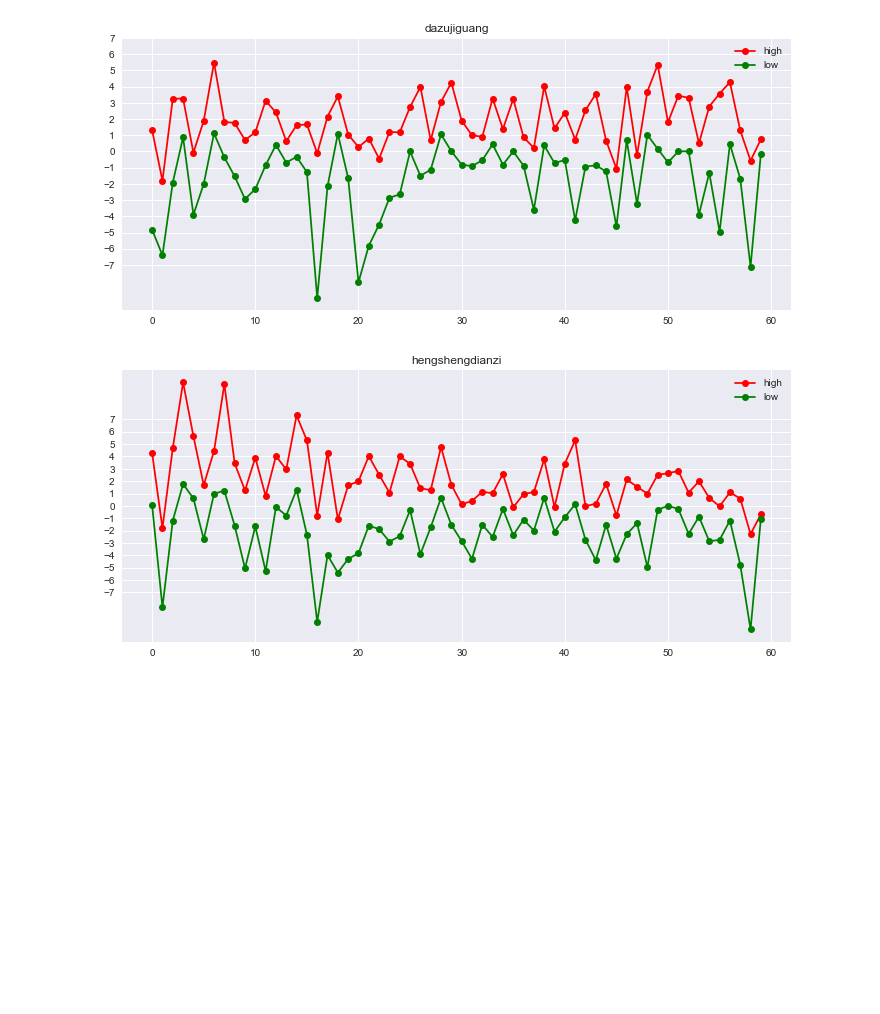
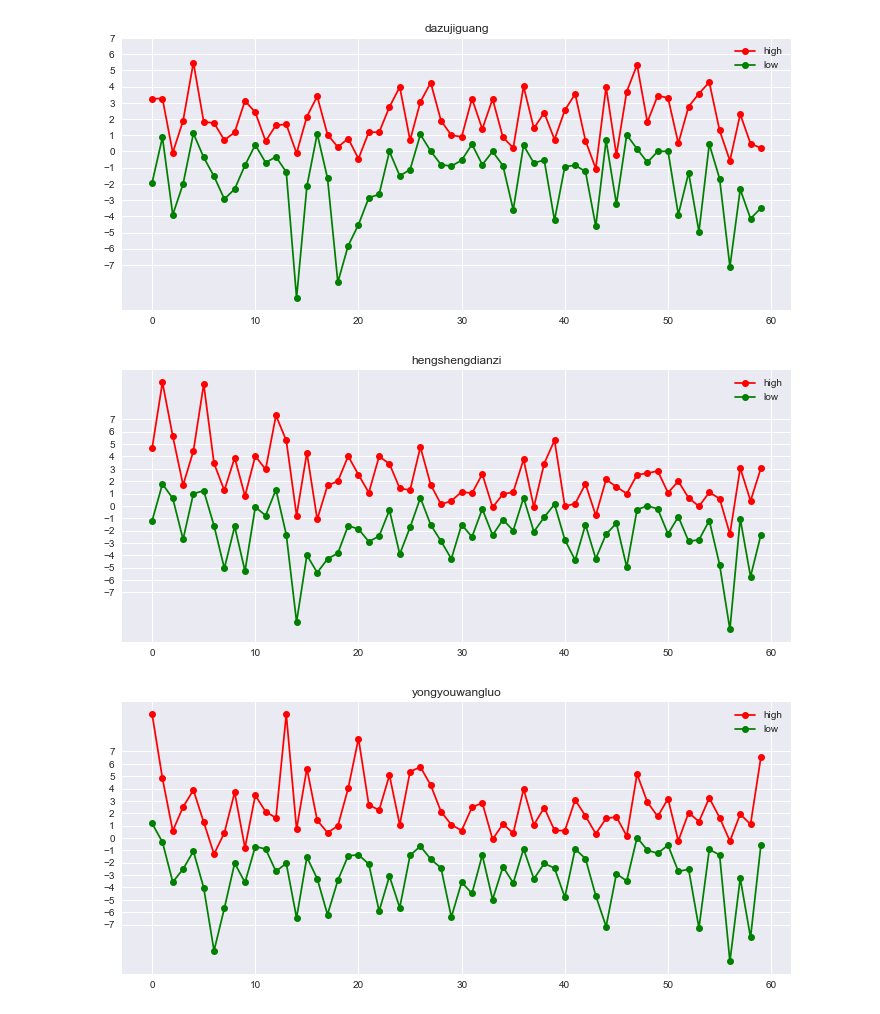
Before and after one commit to yunshuipiao/sw-kaggle, a Jupyter notebook: experimental/stocks/01.ipynb, the cells around one changed output. Saved outputs shown, nothing was run; the diff lists cells and outputs as text; code cells hidden in the pictures; blank space fills up the shorter version.

```diff
--- a/experimental/stocks/01.ipynb
+++ b/experimental/stocks/01.ipynb
@@ -28,39 +28,40 @@ stocks_code = [
 #     Stock("zhongkeshuguang", "603019"),
 #     Stock("longjigufen", "601012"),
     # Stock("yiligufen", "600887"),
-#     Stock("yongyouwangluo", "600588"),
+    Stock("yongyouwangluo", "600588"),
 #     Stock("dongfangguoxin", "300166"),
 #     Stock("lagnchaoxinxi", "000977"),
     # Stock("zhlaoshangyinhang", "600036"),
     # Stock("shengheziyuan", "600392"),
 ]
 def high_low_p():
     for s in stocks_code:
         stock_data = ts.get_k_data(s.code)
         # print(stock_data.head(10))
         stock_data = stock_data.as_matrix()
         # p_change = stock_data[:, 6]
         # p_change[:-1] = p_change[1:]
         stock_close_data = stock_data[:, 2]
         stock_close_data[1:] = stock_close_data[:-1]
         stock_data = stock_data[-length:, :]
         stock_close_data = stock_close_data[-length:]
         high_change = (stock_data[:, 3] - stock_close_data) / stock_close_data * 100
         # print(high_change[0:5])
         low_change = (stock_data[:, 4] - stock_close_data) / stock_close_data * 100
         # print(low_change[0:5])
 #         print(stock_data[-1])
         x = np.arange(0, length)
         plt.figure(figsize=(12, 5))
         plt.plot(x, high_change, "ro-", label="high")
         plt.plot(x, low_change, "go-", label="low")
         my_y_ticks = np.arange(-7, 8, 1)
         plt.yticks(my_y_ticks)
         # plt.plot(x, stock_data[:, 6], "bo-", label="p")
         plt.title(s.name)
         plt.legend()
         plt.show()
 high_low_p()
 # %% [output]
-[figure, old version]
+[figure, new version]
-[figure, old version]
+[figure, new version]
+[figure, added]
```
Also changed, not shown: 1 other file.
